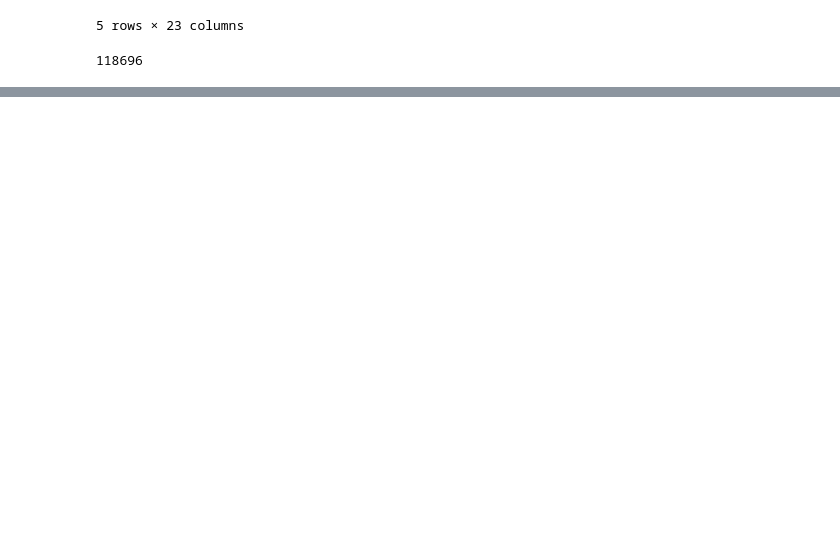
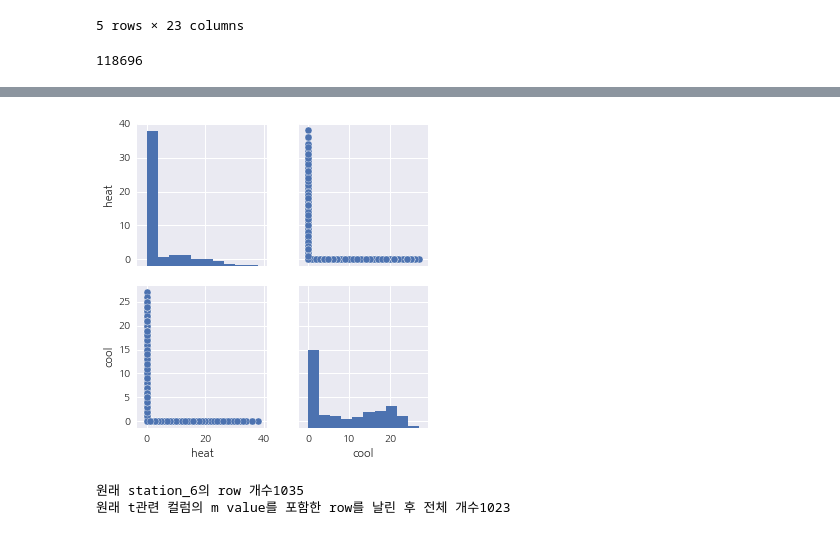
Before and after one commit to HyowonJang/LinearRegression, a Jupyter notebook: modeling_hyowon/Untitled1.ipynb, the cells around one changed output, grey strips where cells are left out. Cells and saved outputs as stored; diff of their text form; code cells hidden in the pictures; blank space fills up the shorter version.

```diff
--- a/modeling_hyowon/Untitled1.ipynb
+++ b/modeling_hyowon/Untitled1.ipynb
@@ -221,0 +448,13 @@ def changeFloatType(a):
+# %%
+sns.pairplot(df_station_6_only_dropped_h[col_h])
+plt.show()
+# %% [output]
+[figure, added]
+# %%
+df_station_6_only_dropped_s = df_station_6.copy()
+df_station_6_only_dropped_s = remove_m_row(df_station_6, col_s)
+print("원래 station_6의 row 개수" + str(len(df_station_6)))
+print("원래 t관련 컬럼의 m value를 포함한 row를 날린 후 전체 개수" + str(len(df_station_6_only_dropped_s)))
+# %% [output]
+원래 station_6의 row 개수1035
+원래 t관련 컬럼의 m value를 포함한 row를 날린 후 전체 개수1023
```
Also changed, not shown: parts of 29 cells of this notebook, 6 other files.
